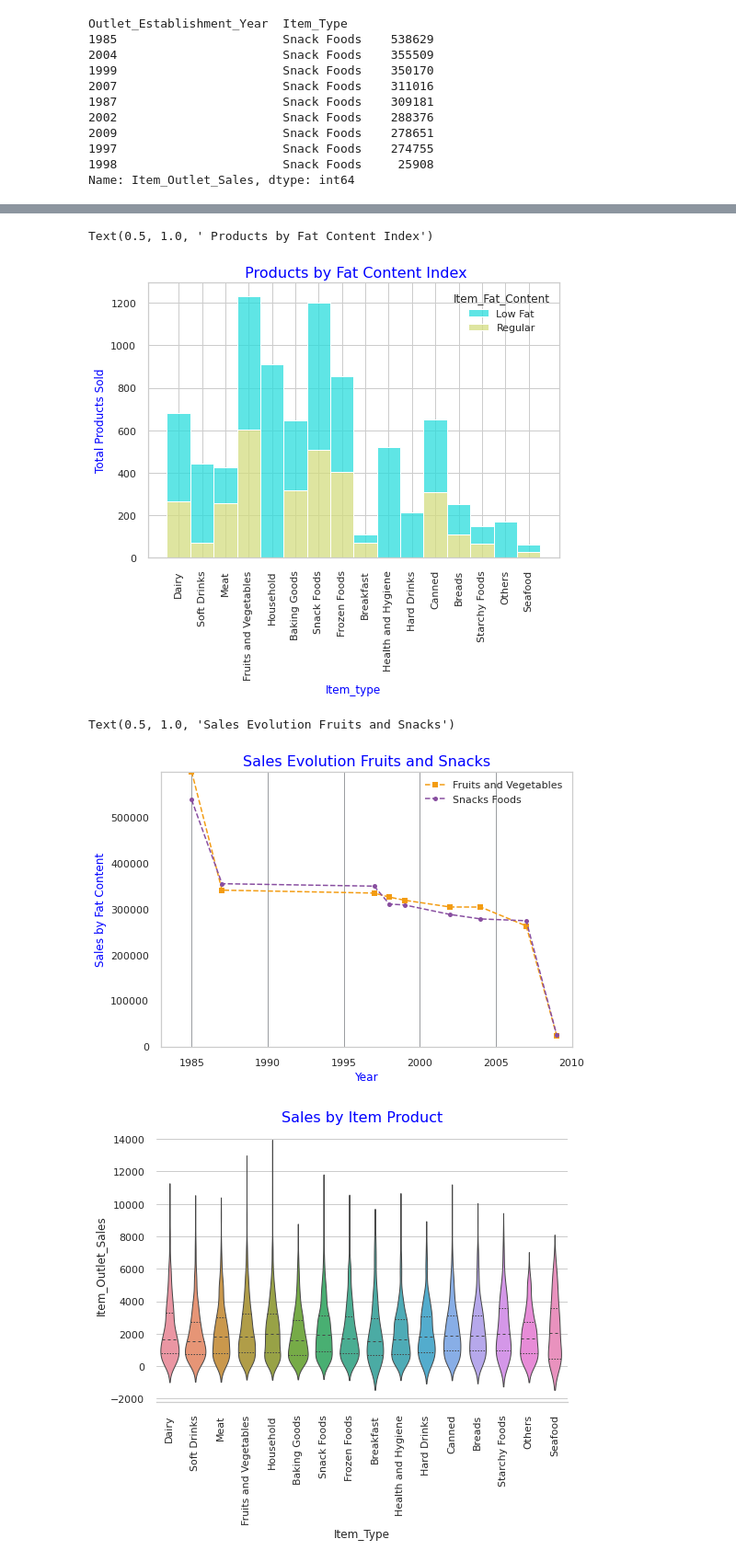
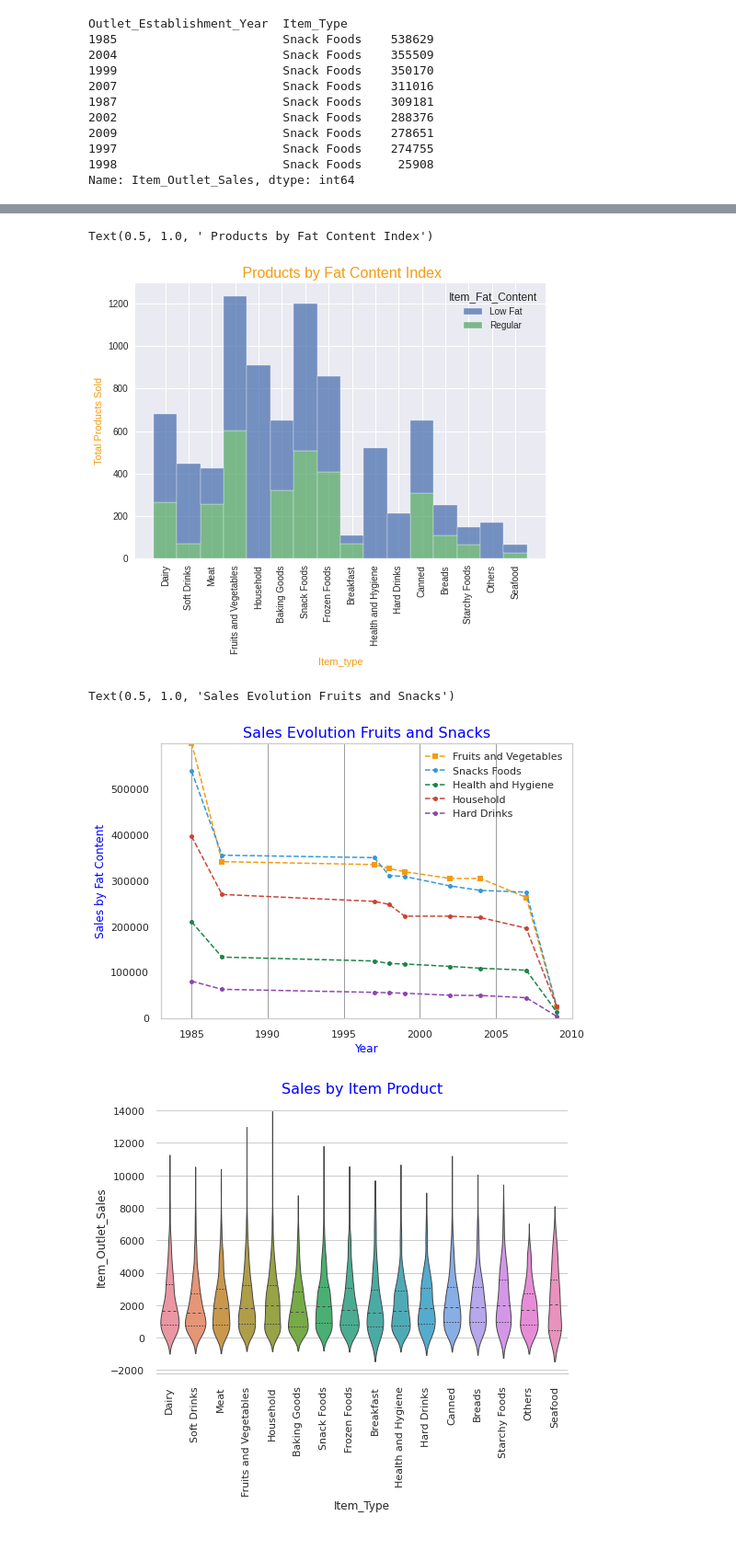
Before and after one commit to Angelica2929/sales_prediction, a Jupyter notebook: Prediccion_Ventas.ipynb, the cells around one changed output, grey strips where cells are left out. Shown: that part at 92% size. Cells and saved outputs as stored; diff of their text form; code cells hidden in the pictures.

```diff
--- a/Prediccion_Ventas.ipynb
+++ b/Prediccion_Ventas.ipynb
@@ -553,20 +606,23 @@ Name: Item_Outlet_Sales, dtype: int64
 # %%
 #Se grafican las categorias de producto mostrando el indice de contenido graso, soreprendentemente las frutas y los snacks
 #tienen un nivel de Contenido Regular Graso muy similar
-sns.histplot(binwidth=0.5, x="Item_Type", hue="Item_Fat_Content", data=df, stat="count", multiple="stack", palette='rainbow')
+sns.histplot(binwidth=0.5, x="Item_Type", hue="Item_Fat_Content", data=df, stat="count", multiple="stack")
 plt.xticks(rotation = 90);
 sep =10
-plt.ylabel('Total Products Sold', c = 'blue')
-plt.xlabel('Item_type', c = 'blue')
-plt.title(' Products by Fat Content Index', fontsize= 16 , c= 'blue')
+plt.ylabel('Total Products Sold', c = '#F39C12')
+plt.xlabel('Item_type', c = '#F39C12')
+plt.title(' Products by Fat Content Index', fontsize= 16 , c= '#F39C12')
 # %% [output]
 Text(0.5, 1.0, ' Products by Fat Content Index')
-[figure, old version]
+[figure, new version]
 # %%
 #El comportamiento de las ventas de estas 2 categorias de productos es muy similar, tan similar, que para el 2010
 #caen las ventas al mismo nivel, y hay periodos de tiempo, donde el nivel de ventas de snacks es superior.
 plt.plot(uniqueYears, Fruits_sales , marker = 's', markersize = 6, c = '#F39C12', linestyle = '--', label = 'Fruits and Vegetables')
-plt.plot(uniqueYears, Snacks_sales , marker = '.', markersize = 10, c = '#884EA0', linestyle = '--', label = 'Snacks Foods')
+plt.plot(uniqueYears, Snacks_sales , marker = '.', markersize = 10, c = '#3498DB', linestyle = '--', label = 'Snacks Foods')
+plt.plot(uniqueYears, Health_sales , marker = '.', markersize = 10, c = '#1D8348', linestyle = '--', label = 'Health and Hygiene')
+plt.plot(uniqueYears, Household_sales , marker = '.', markersize = 10, c = '#CB4335', linestyle = '--', label = 'Household')
+plt.plot(uniqueYears, Hardrink_sales , marker = '.', markersize = 10, c = '#8E44AD', linestyle = '--', label = 'Hard Drinks')
 plt.grid(c = '#909497',
          alpha = .9,
          linestyle = '-')
@@ -579,7 +635,7 @@ plt.ylabel('Sales by Fat Content',color = 'blue', fontsize = 12)
 plt.title('Sales Evolution Fruits and Snacks', fontsize = 16, color = 'blue')
 # %% [output]
 Text(0.5, 1.0, 'Sales Evolution Fruits and Snacks')
-[figure, old version]
+[figure, new version]
 # %%
 import pandas as pd
 import matplotlib.pyplot as plt
```
Also changed, not shown: parts of 9 cells of this notebook.
